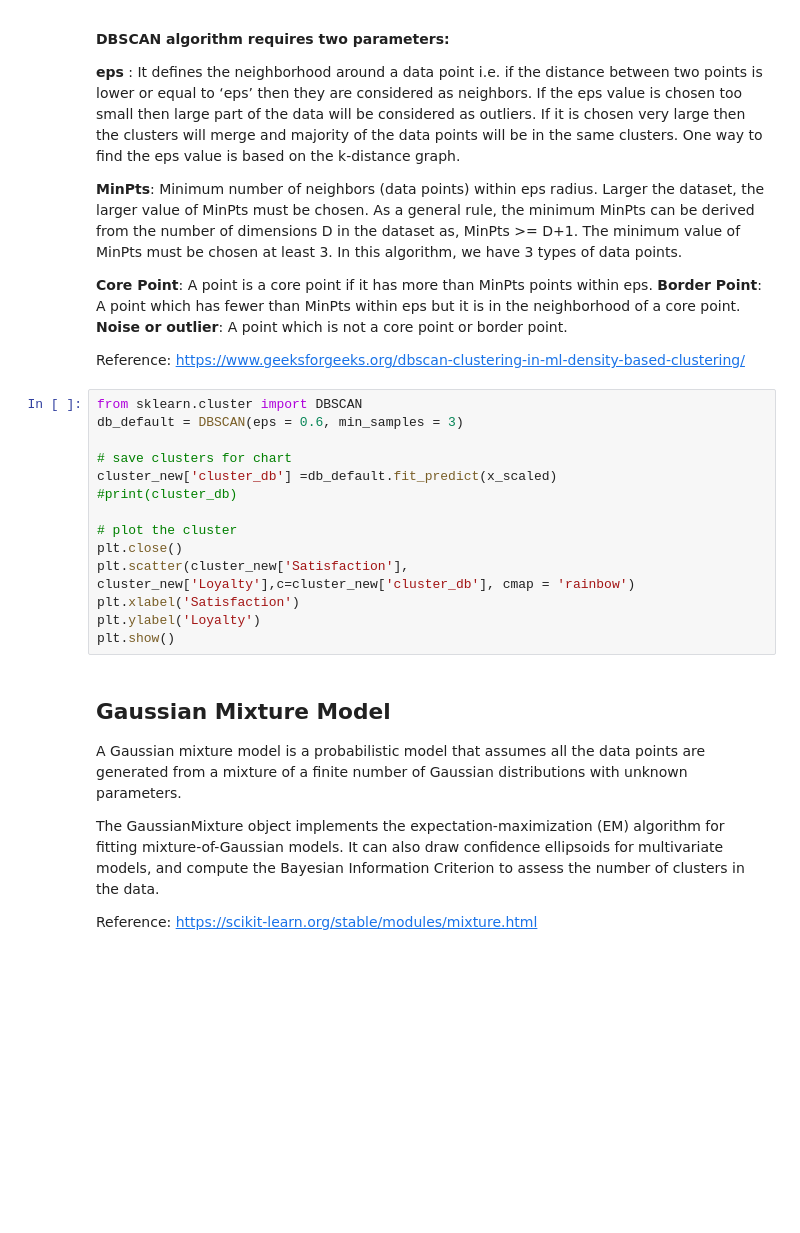
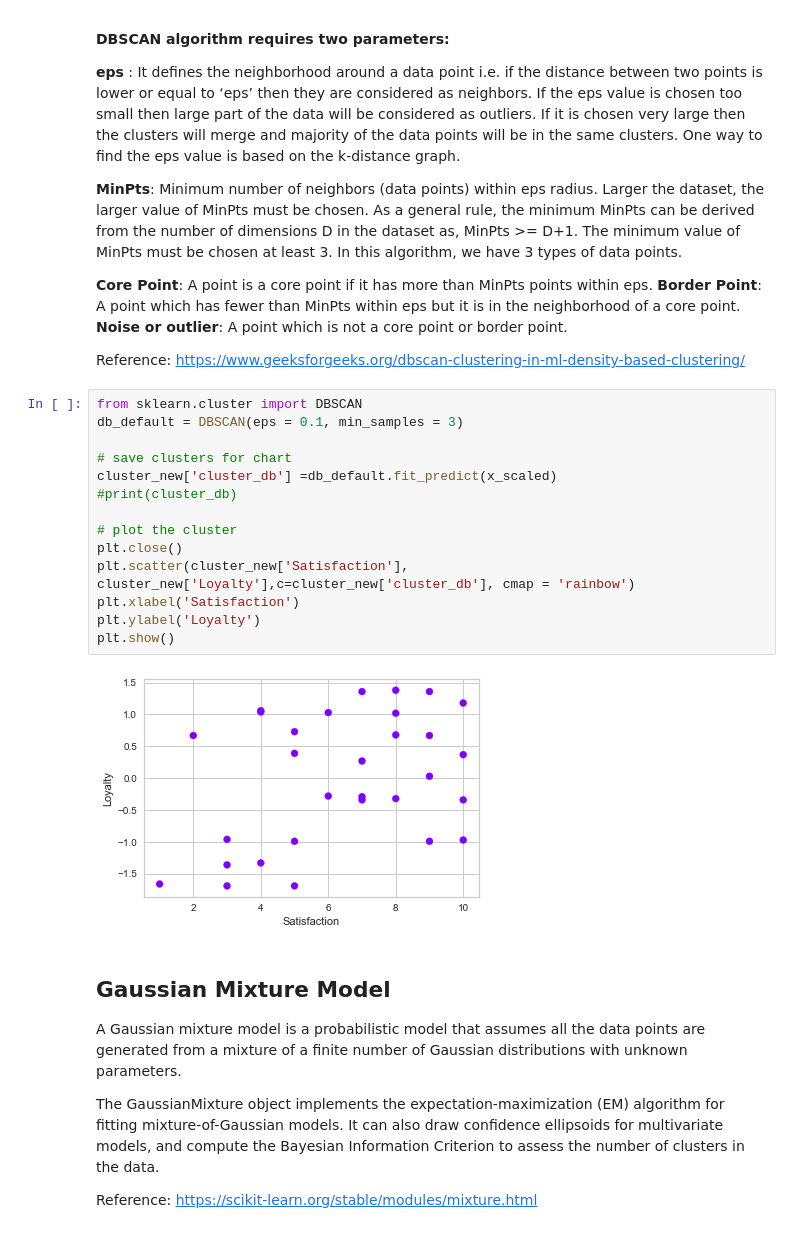
Before and after one commit to juliazhu09/Python4ML, a Jupyter notebook: Python for Machine Learning.ipynb, the cells around one changed output. Saved outputs shown, nothing was run; the diff lists cells and outputs as text; blank space fills up the shorter version.

```diff
--- a/Python for Machine Learning.ipynb
+++ b/Python for Machine Learning.ipynb
@@ -816,18 +1013,20 @@ In this algorithm, we have 3 types of data points.
 Reference: https://www.geeksforgeeks.org/dbscan-clustering-in-ml-density-based-clustering/
 # %%
 from sklearn.cluster import DBSCAN
-db_default = DBSCAN(eps = 0.6, min_samples = 3)
+db_default = DBSCAN(eps = 0.1, min_samples = 3)
 
 # save clusters for chart
 cluster_new['cluster_db'] =db_default.fit_predict(x_scaled)
 #print(cluster_db)
 
 # plot the cluster
 plt.close()
 plt.scatter(cluster_new['Satisfaction'], cluster_new['Loyalty'],c=cluster_new['cluster_db'], cmap = 'rainbow')
 plt.xlabel('Satisfaction')
 plt.ylabel('Loyalty')
 plt.show()
+# %% [output]
+[figure, added]
 # %% [markdown]
 ## Gaussian Mixture Model
 
```
Also changed, not shown: parts of 49 cells of this notebook.
